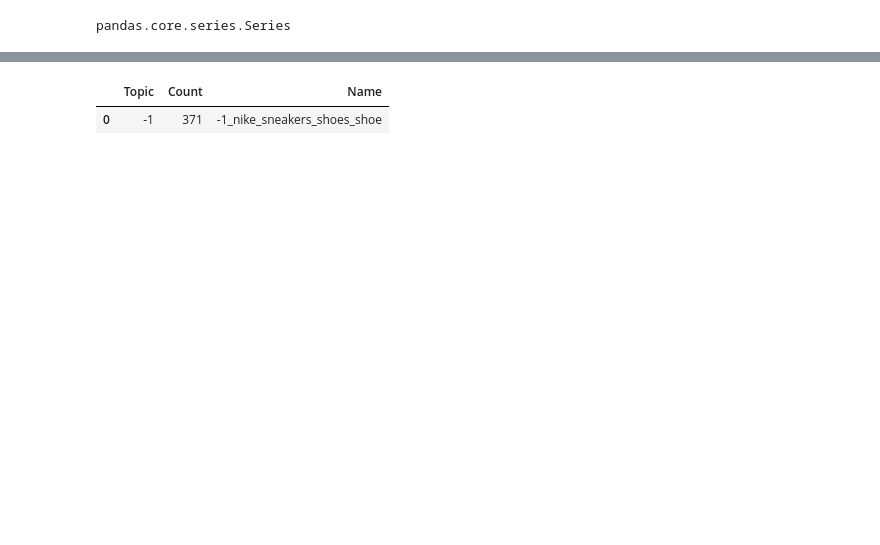
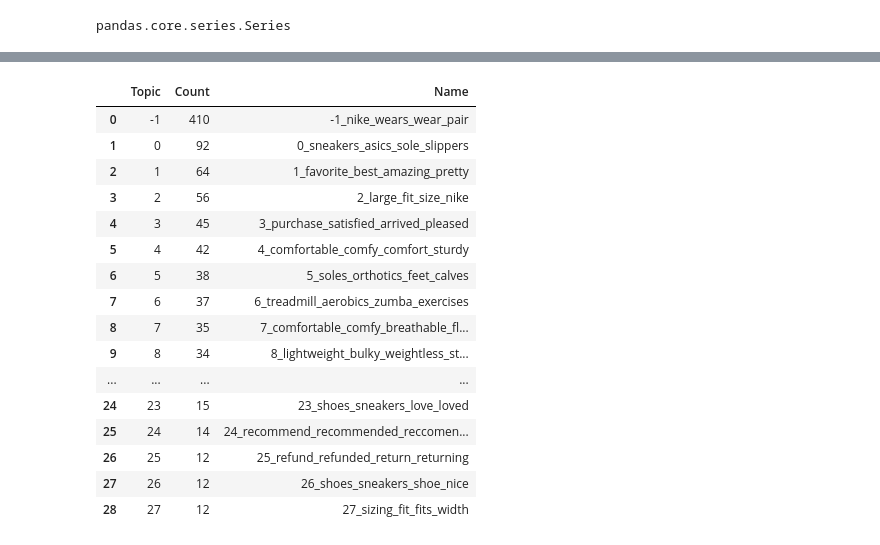
Before and after one commit to EyeofBeholder-NLeSC/orange3-argument, a Jupyter notebook: notebooks/argument_miner_bert.ipynb, the cells around one changed output, grey strips where cells are left out. Cells and saved outputs as stored; diff of their text form; code cells hidden in the pictures; blank space fills up the shorter version.

Commit message:
Add chunker and sentrank functions.

```diff
--- a/notebooks/argument_miner_bert.ipynb
+++ b/notebooks/argument_miner_bert.ipynb
@@ -10,3 +10,8 @@ docs = df['reviewText'].astype(str)
 type(docs)
 # %% [output]
 pandas.core.series.Series
+# %%
+from orangecontrib.argument.miner.miner import chunker
+
+docs = chunker(docs)
+docs['chunk']
@@ -13,14 +36,30 @@ pandas.core.series.Series
 # %%
+
 from orangecontrib.argument.miner.miner import ArguTopic
 
 topic_model = ArguTopic()
 topic_model.set_embedding_model()
 topic_model.set_dimension_reduction_model()
-topic_model.set_clustering_model(min_cluster_size=50)
+topic_model.set_clustering_model(min_cluster_size=10)
 topic_model.set_topic_conduction_models()
-doc_topic = topic_model.run(docs)
+doc_topic = topic_model.run(docs['chunk'])
 # %%
-topic_model.get_topic_info()
+topic_model.model.get_topic_info()
 # %% [output]
 |  | Topic | Count | Name |
-| 0 | -1 | 371 | -1_nike_sneakers_shoes_shoe |
+| 0 | -1 | 410 | -1_nike_wears_wear_pair |
+| 1 | 0 | 92 | 0_sneakers_asics_sole_slippers |
+| 2 | 1 | 64 | 1_favorite_best_amazing_pretty |
+| 3 | 2 | 56 | 2_large_fit_size_nike |
+| 4 | 3 | 45 | 3_purchase_satisfied_arrived_pleased |
+| 5 | 4 | 42 | 4_comfortable_comfy_comfort_sturdy |
+| 6 | 5 | 38 | 5_soles_orthotics_feet_calves |
+| 7 | 6 | 37 | 6_treadmill_aerobics_zumba_exercises |
+| 8 | 7 | 35 | 7_comfortable_comfy_breathable_fl... |
+| 9 | 8 | 34 | 8_lightweight_bulky_weightless_st... |
+| ... | ... | ... | ... |
+| 24 | 23 | 15 | 23_shoes_sneakers_love_loved |
+| 25 | 24 | 14 | 24_recommend_recommended_reccomen... |
+| 26 | 25 | 12 | 25_refund_refunded_return_returning |
+| 27 | 26 | 12 | 26_shoes_sneakers_shoe_nice |
+| 28 | 27 | 12 | 27_sizing_fit_fits_width |
```
Also changed, not shown: parts of 3 cells of this notebook, 1 other file.
